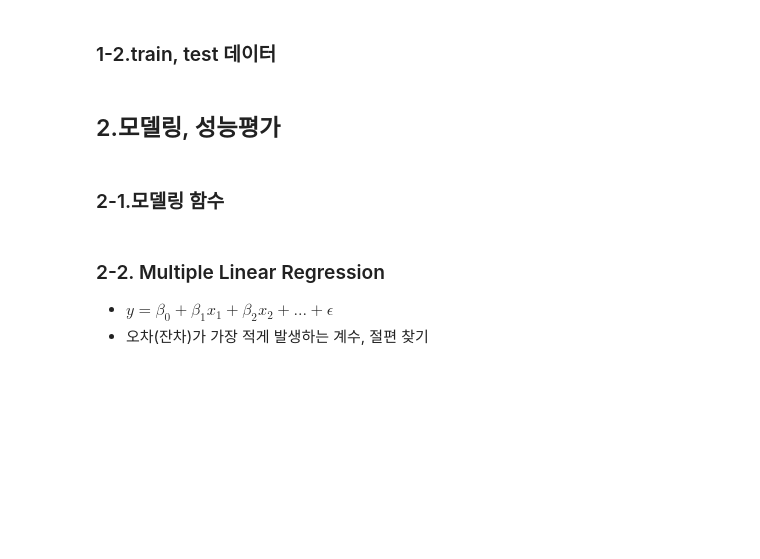
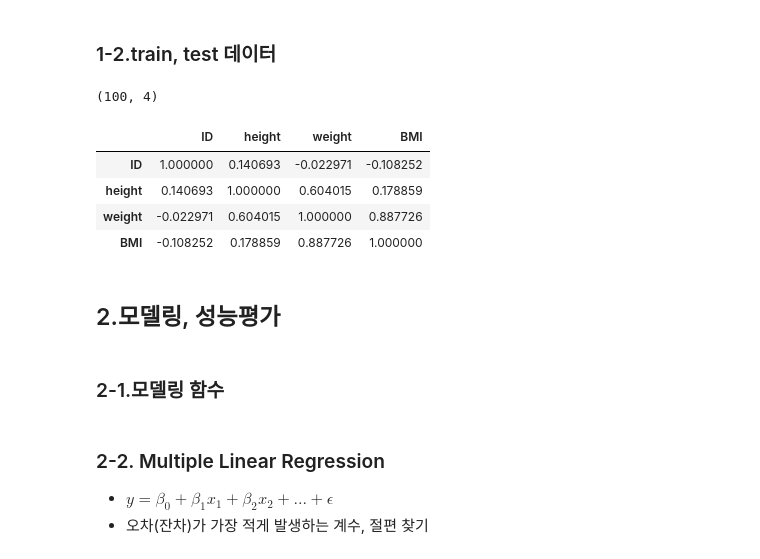
Before and after one commit to Leo2park/new, a Jupyter notebook: [ML_04]_regression_LAB_ipynb의_사본.ipynb, the cells around one changed output. Drawn from its saved outputs; the diff is of its cells as text; code cells hidden in the pictures; blank space fills up the shorter version.

```diff
--- a/[ML_04]_regression_LAB_ipynb의_사본.ipynb
+++ b/[ML_04]_regression_LAB_ipynb의_사본.ipynb
@@ -65,10 +136,25 @@ def make_outlier(seedno, size):
 # %%
 # [2] 각 데이터를 파일에서 읽어오기
 # X_use, X_submission, Y, Y_hidden 이름 사용
+X_use = pd.read_csv('X_train.csv')
+X_submission = pd.read_csv('X_test.csv')
+Y = pd.read_csv('Y_train.csv')
+Y_hidden = pd.read_csv('Y_test.csv')
 # %%
 # X_use, Y를 합쳐서 dfXY 생성
+dfXY = pd.merge(X_use, Y)
+dfXY.shape
+# %% [output]
+(100, 4)
 # %%
 # dfXY의 상관 관계 확인
+dfXY.corr()
+# %% [output]
+|  | ID | height | weight | BMI |
+| ID | 1.000000 | 0.140693 | -0.022971 | -0.108252 |
+| height | 0.140693 | 1.000000 | 0.604015 | 0.178859 |
+| weight | -0.022971 | 0.604015 | 1.000000 | 0.887726 |
+| BMI | -0.108252 | 0.178859 | 0.887726 | 1.000000 |
 # %% [markdown]
 ## 2.모델링, 성능평가
 # %% [markdown]
```
Also changed, not shown: parts of 26 cells of this notebook.
